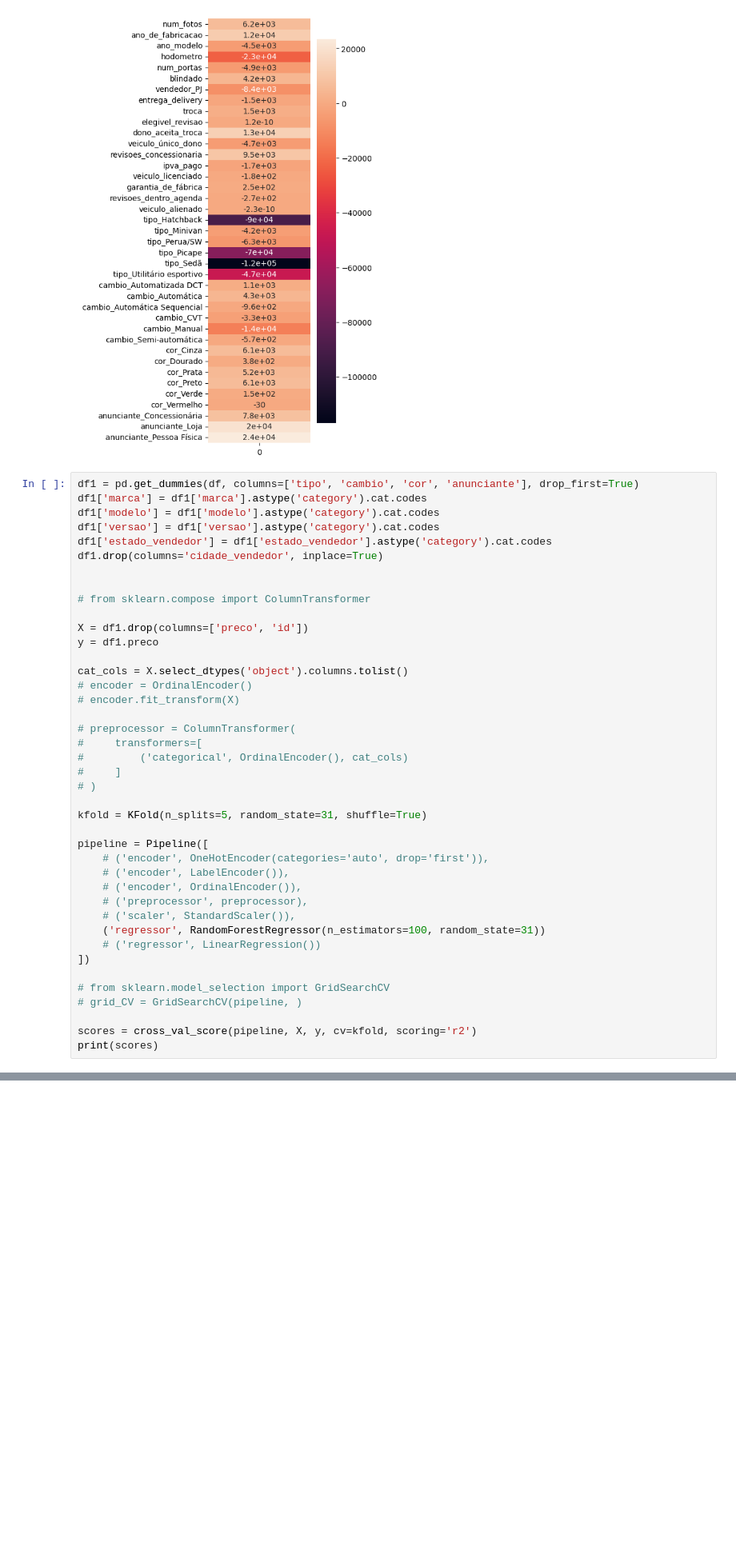
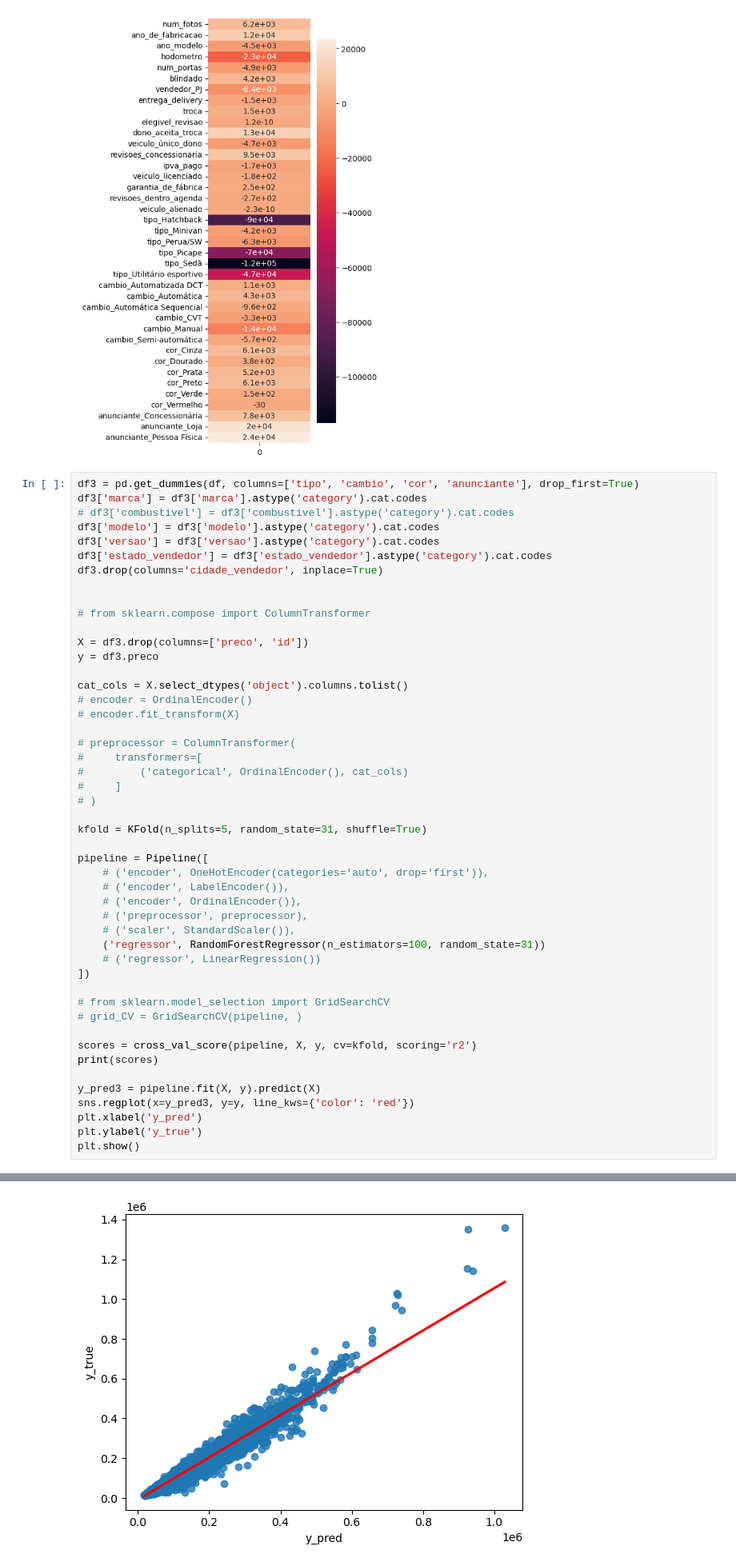
Before and after one commit to renatoinomata/indicium-data-science, a Jupyter notebook: machine_learning.ipynb, the cells around one changed output, grey strips where cells are left out. Shown at 80% size. Drawn from its saved outputs; the diff is of its cells as text; blank space fills up the shorter version.

```diff
--- a/machine_learning.ipynb
+++ b/machine_learning.ipynb
@@ -128,48 +140,56 @@ plt.show()
 # %% [output]
 [figure]
 # %%
-df1 = pd.get_dummies(df, columns=['tipo', 'cambio', 'cor', 'anunciante'], drop_first=True)
-df1['marca'] = df1['marca'].astype('category').cat.codes
-df1['modelo'] = df1['modelo'].astype('category').cat.codes
-df1['versao'] = df1['versao'].astype('category').cat.codes
-df1['estado_vendedor'] = df1['estado_vendedor'].astype('category').cat.codes
-df1.drop(columns='cidade_vendedor', inplace=True)
+df3 = pd.get_dummies(df, columns=['tipo', 'cambio', 'cor', 'anunciante'], drop_first=True)
+df3['marca'] = df3['marca'].astype('category').cat.codes
+# df3['combustivel'] = df3['combustivel'].astype('category').cat.codes
+df3['modelo'] = df3['modelo'].astype('category').cat.codes
+df3['versao'] = df3['versao'].astype('category').cat.codes
+df3['estado_vendedor'] = df3['estado_vendedor'].astype('category').cat.codes
+df3.drop(columns='cidade_vendedor', inplace=True)
 
 
 # from sklearn.compose import ColumnTransformer
 
-X = df1.drop(columns=['preco', 'id'])
-y = df1.preco
+X = df3.drop(columns=['preco', 'id'])
+y = df3.preco
 
 cat_cols = X.select_dtypes('object').columns.tolist()
 # encoder = OrdinalEncoder()
 # encoder.fit_transform(X)
 
 # preprocessor = ColumnTransformer(
 #     transformers=[
 #         ('categorical', OrdinalEncoder(), cat_cols)
 #     ]
 # )
 
 kfold = KFold(n_splits=5, random_state=31, shuffle=True)
 
 pipeline = Pipeline([
     # ('encoder', OneHotEncoder(categories='auto', drop='first')),
     # ('encoder', LabelEncoder()),
     # ('encoder', OrdinalEncoder()),
     # ('preprocessor', preprocessor),
     # ('scaler', StandardScaler()),
     ('regressor', RandomForestRegressor(n_estimators=100, random_state=31))
     # ('regressor', LinearRegression())
 ])
 
 # from sklearn.model_selection import GridSearchCV
 # grid_CV = GridSearchCV(pipeline, )
 
 scores = cross_val_score(pipeline, X, y, cv=kfold, scoring='r2')
 print(scores)
+
+y_pred3 = pipeline.fit(X, y).predict(X)
+sns.regplot(x=y_pred3, y=y, line_kws={'color': 'red'})
+plt.xlabel('y_pred')
+plt.ylabel('y_true')
+plt.show()
 # %% [output]
 [0.75459328 0.71582191 0.71679727 0.71852442 0.71470773]
+[figure, added]
 # %% [markdown]
 Vamos realizar feature engineering para extrair informações presentes na coluna de versão do carro.
 # %%
```
Also changed, not shown: parts of 15 cells of this notebook, 1 other file.
